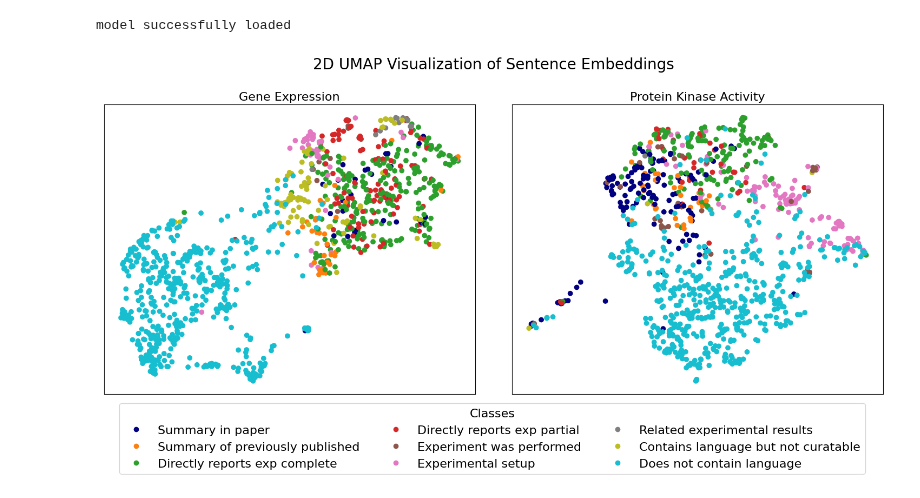
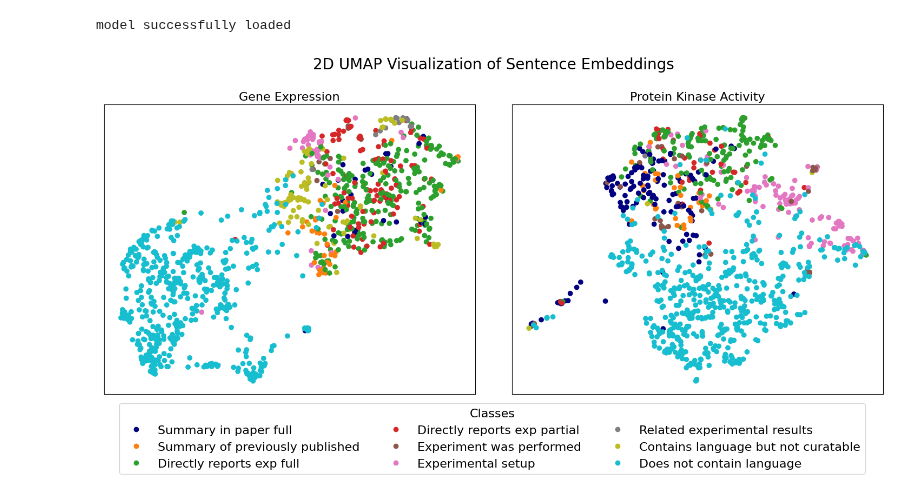
Before and after one commit to WormBase/curation-sentence-classification, a Jupyter notebook: notebooks/UMAP.ipynb, the cells around one changed output. Saved outputs shown, nothing was run; the diff lists cells and outputs as text; code cells hidden in the pictures.

```diff
--- a/notebooks/UMAP.ipynb
+++ b/notebooks/UMAP.ipynb
@@ -58,38 +58,38 @@ from matplotlib import pyplot as plt
 
 # Define colors and classes
 colors = ListedColormap(['navy', 'tab:orange', 'tab:green', 'tab:red', 'tab:purple', 'tab:brown', 'tab:pink', 'tab:grey', 'tab:olive', 'tab:cyan'])
-classes = ['Summary in paper', 'Summary of previously published', 'Directly reports exp complete', 'Directly reports exp partial', 'Experiment was performed', 'Experimental setup', 'Related experimental results', 'Contains language but not curatable', 'Does not contain language']
+classes = ['Summary in paper full', 'Summary of previously published', 'Directly reports exp full', 'Directly reports exp partial', 'Experiment was performed', 'Experimental setup', 'Related experimental results', 'Contains language but not curatable', 'Does not contain language']
 
 # Values for the first plot
 values_expr = [int(row[1]) for row in cleaned_expression_data]
 
 # Values for the second plot
 values_kinase = [int(row[1]) for row in cleaned_kinaseact_data]
 
 # Create subplots
 fig, (ax1, ax2) = plt.subplots(1, 2, figsize=(16, 8))
 
 # First plot
 scatter1 = ax1.scatter(x=list(corpus_expr_2d[:, 0]), y=list(corpus_expr_2d[:, 1]), c=values_expr, cmap=colors)
 ax1.set_xticks([])
 ax1.set_yticks([])
 ax1.set_title("Gene Expression", fontsize=16)
 
 # Second plot
 scatter2 = ax2.scatter(x=list(corpus_kinaseact_2d[:, 0]), y=list(corpus_kinaseact_2d[:, 1]), c=values_kinase, cmap=colors)
 ax2.set_xticks([])
 ax2.set_yticks([])
 ax2.set_title("Protein Kinase Activity", fontsize=16)
 
 # Add overall title
 fig.suptitle("2D UMAP Visualization of Sentence Embeddings", fontsize=20)
 
 # Add legend at the bottom with larger font size
 fig.legend(handles=scatter1.legend_elements()[0], labels=classes, loc='lower center', ncol=3, title="Classes", fontsize=16, title_fontsize=16)
 
 # Adjust layout to add more space for the legend
 plt.subplots_adjust(left=0.05, right=0.95, top=0.87, bottom=0.2, wspace=0.1, hspace=0.1)
 
 plt.show()
 # %% [output]
-[figure, old version]
+[figure, new version]
```
